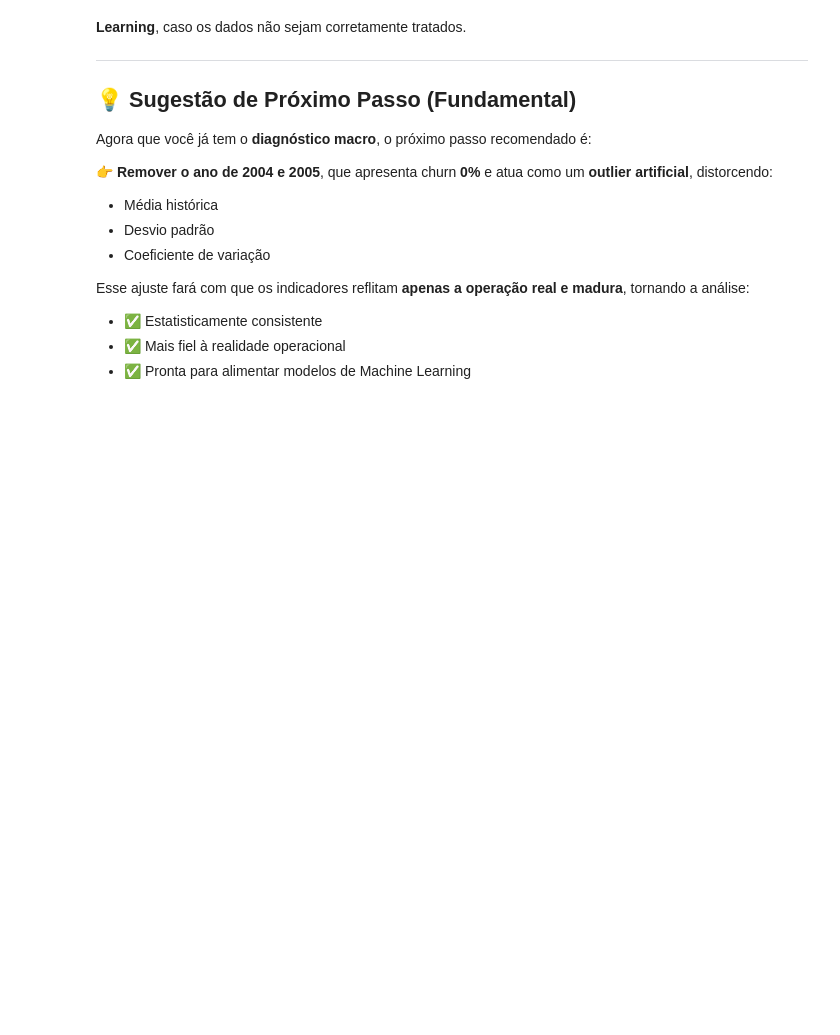
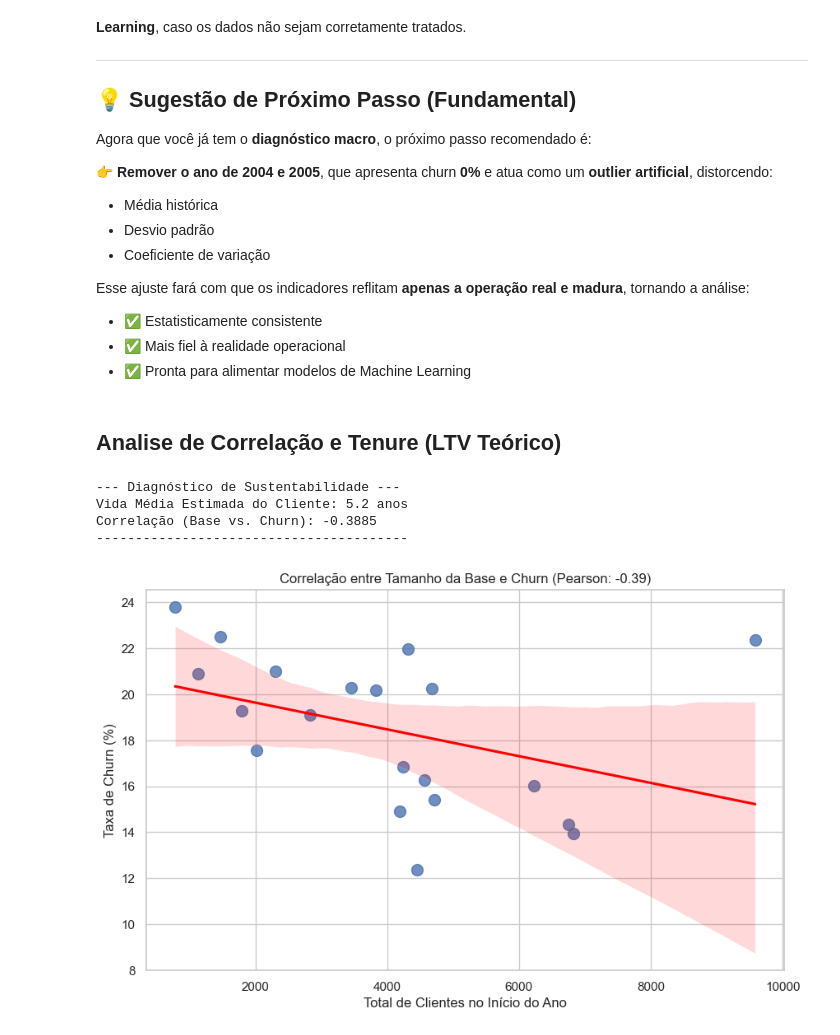
Before and after one commit to fabiopimentel21/customer-retention-analytics, a Jupyter notebook: analise-chunr-clientes/churn-clientes-anual.ipynb, the cells around one changed output. Drawn from its saved outputs; the diff is of its cells as text; code cells hidden in the pictures; blank space fills up the shorter version.

Commit message:
correlação e ltv teorico

```diff
--- a/analise-chunr-clientes/churn-clientes-anul.ipynb
+++ b/analise-chunr-clientes/churn-clientes-anual.ipynb
@@ -405,3 +405,41 @@ Esse ajuste fará com que os indicadores reflitam **apenas a operação real e m
 - ✅ Estatisticamente consistente
 - ✅ Mais fiel à realidade operacional
 - ✅ Pronta para alimentar modelos de Machine Learning
+# %% [markdown]
+## Analise de Correlação e Tenure (LTV Teórico)
+# %%
+import pandas as pd
+import seaborn as sns
+import matplotlib.pyplot as plt
+
+# Filtrando os anos de 2004 e 2005 para focar na fase madura (como decidido)
+df_madura = df_churn_anual[df_churn_anual['ano'] > 2005].copy()
+
+# --- ANÁLISE 1: Vida Média (Tenure) ---
+# Usamos a Mediana Histórica para calcular a expectativa de vida do cliente
+mediana_fase_madura = df_madura['churn_rate_anual_percentual'].median() / 100
+vida_media_anos = 1 / mediana_fase_madura
+
+# --- ANÁLISE 2: Correlação (Crescimento vs. Churn) ---
+# O método de Pearson mede se o Churn sobe quando o número de clientes aumenta
+correlacao = df_madura['clientes_no_inicio_do_ano'].corr(df_madura['churn_rate_anual_percentual'])
+
+print(f"--- Diagnóstico de Sustentabilidade ---")
+print(f"Vida Média Estimada do Cliente: {vida_media_anos:.1f} anos")
+print(f"Correlação (Base vs. Churn): {correlacao:.4f}")
+print("-" * 40)
+
+# Visualização da Correlação
+plt.figure(figsize=(10, 6))
+sns.regplot(data=df_madura, x='clientes_no_inicio_do_ano', y='churn_rate_anual_percentual',
+            scatter_kws={'s':100}, line_kws={'color':'red'})
+plt.title(f'Correlação entre Tamanho da Base e Churn (Pearson: {correlacao:.2f})')
+plt.xlabel('Total de Clientes no Início do Ano')
+plt.ylabel('Taxa de Churn (%)')
+plt.show()
+# %% [output]
+--- Diagnóstico de Sustentabilidade ---
+Vida Média Estimada do Cliente: 5.2 anos
+Correlação (Base vs. Churn): -0.3885
+----------------------------------------
+[figure, added]
```
Also changed, not shown: parts of 1 cell of this notebook.
